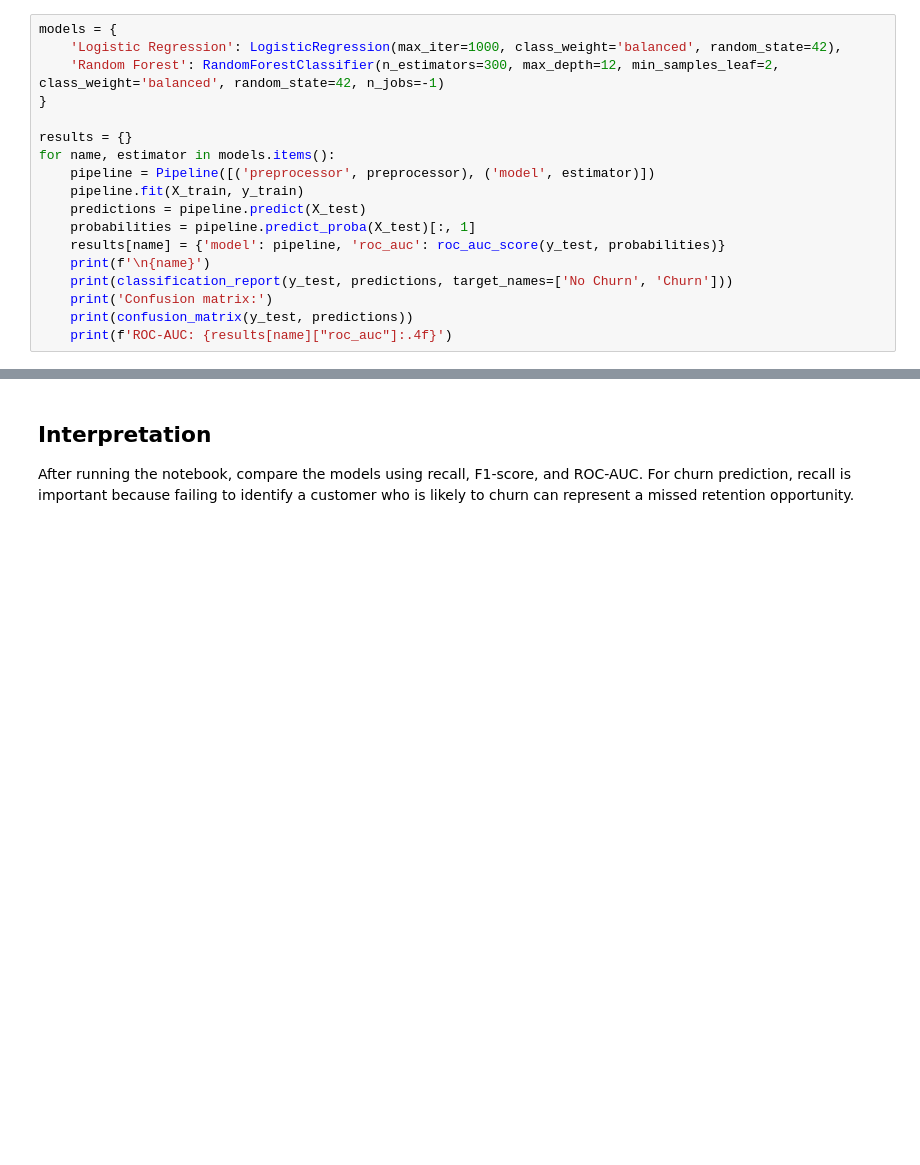
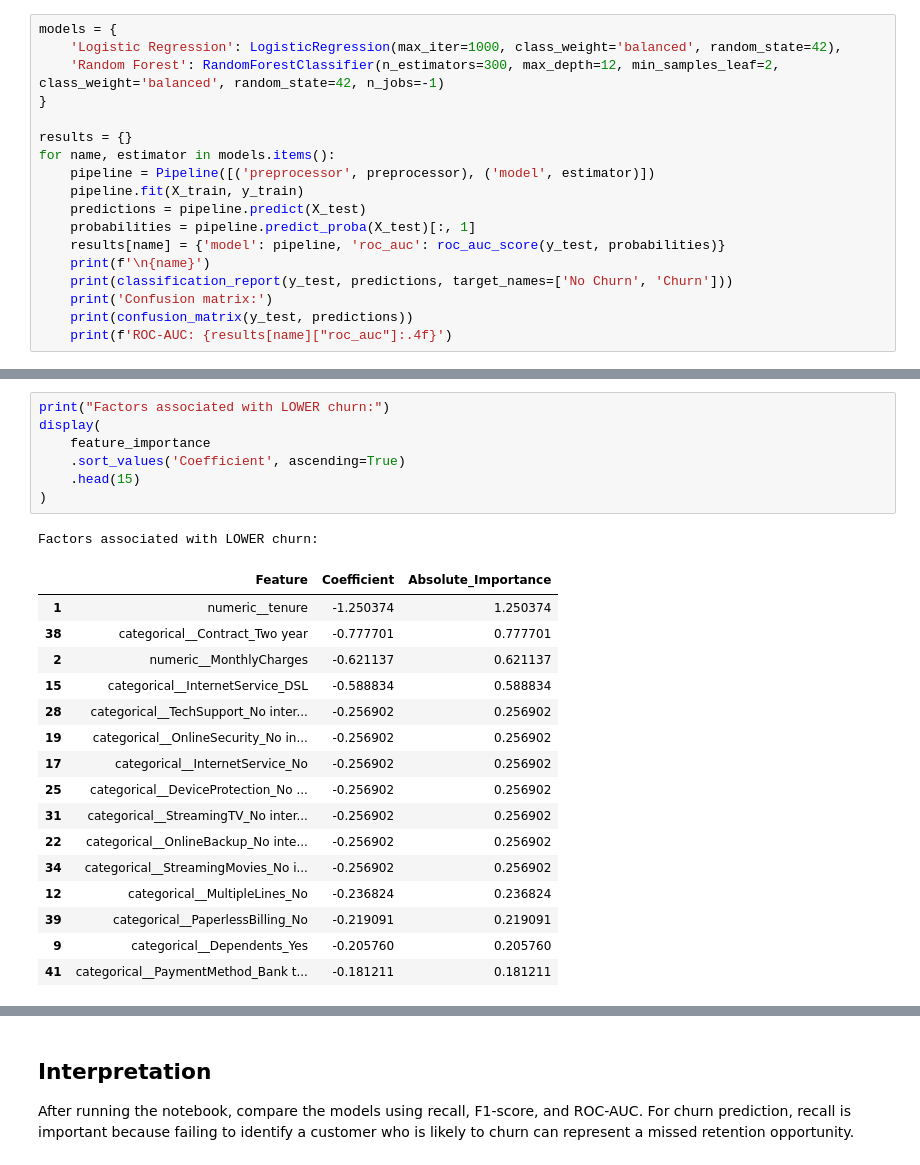
Before and after one commit to Hadi-Saeed-2006/customer-churn-prediction, a Jupyter notebook: notebooks/02_model_training.ipynb, the cells around one changed output, grey strips where cells are left out. Saved outputs shown, nothing was run; the diff lists cells and outputs as text; blank space fills up the shorter version.

```diff
--- a/notebooks/02_model_training.ipynb
+++ b/notebooks/02_model_training.ipynb
@@ -51,0 +532,25 @@ for name, estimator in models.items():
+# %%
+print("Factors associated with LOWER churn:")
+display(
+    feature_importance
+    .sort_values('Coefficient', ascending=True)
+    .head(15)
+)
+# %% [output]
+Factors associated with LOWER churn:
+|  | Feature | Coefficient | Absolute_Importance |
+| 1 | numeric__tenure | -1.250374 | 1.250374 |
+| 38 | categorical__Contract_Two year | -0.777701 | 0.777701 |
+| 2 | numeric__MonthlyCharges | -0.621137 | 0.621137 |
+| 15 | categorical__InternetService_DSL | -0.588834 | 0.588834 |
+| 28 | categorical__TechSupport_No inter... | -0.256902 | 0.256902 |
+| 19 | categorical__OnlineSecurity_No in... | -0.256902 | 0.256902 |
+| 17 | categorical__InternetService_No | -0.256902 | 0.256902 |
+| 25 | categorical__DeviceProtection_No ... | -0.256902 | 0.256902 |
+| 31 | categorical__StreamingTV_No inter... | -0.256902 | 0.256902 |
+| 22 | categorical__OnlineBackup_No inte... | -0.256902 | 0.256902 |
+| 34 | categorical__StreamingMovies_No i... | -0.256902 | 0.256902 |
+| 12 | categorical__MultipleLines_No | -0.236824 | 0.236824 |
+| 39 | categorical__PaperlessBilling_No | -0.219091 | 0.219091 |
+| 9 | categorical__Dependents_Yes | -0.205760 | 0.205760 |
+| 41 | categorical__PaymentMethod_Bank t... | -0.181211 | 0.181211 |
```
Also changed, not shown: parts of 30 cells of this notebook.
